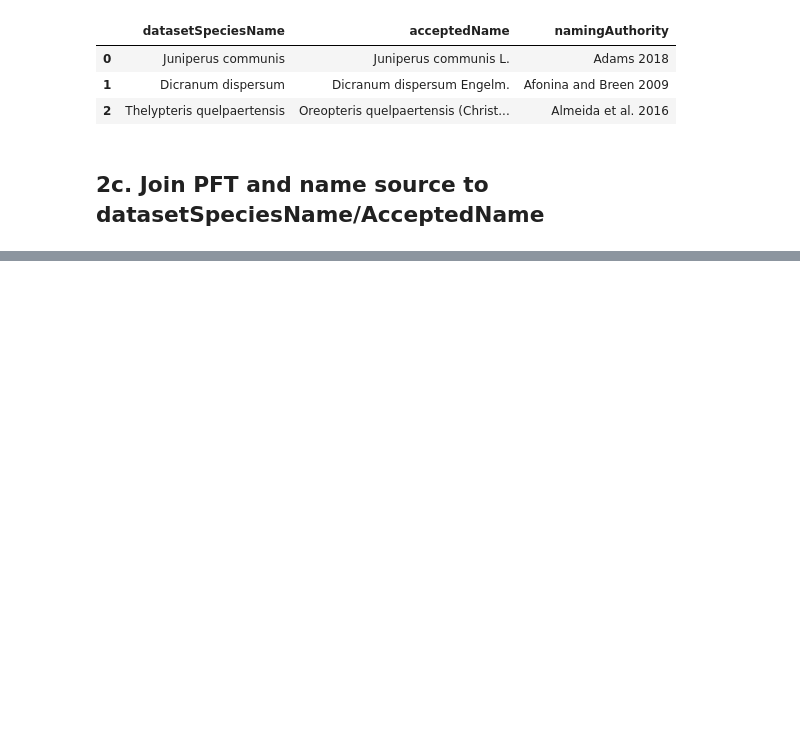
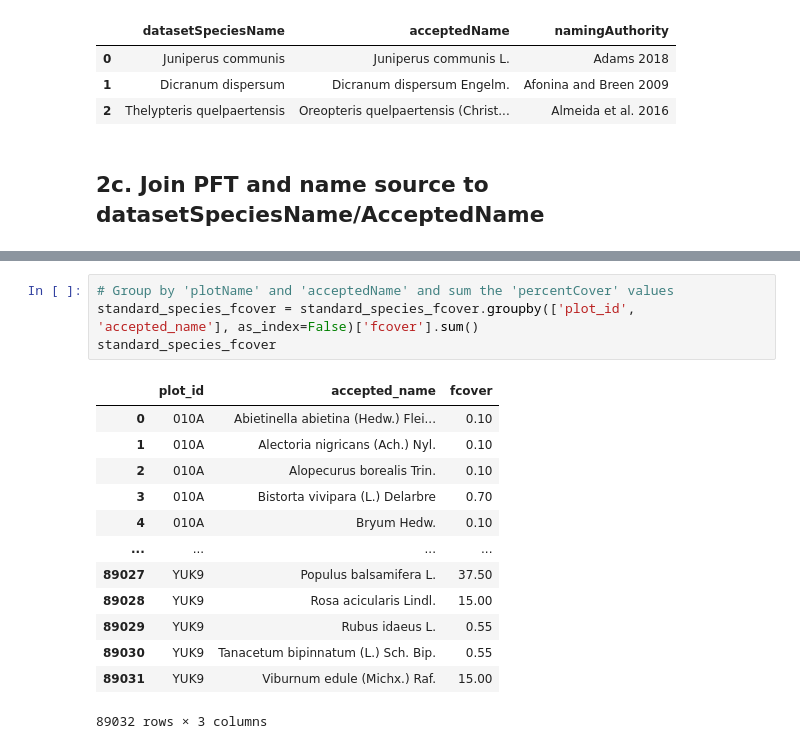
Before and after one commit to climatemodeling/alaska_pft_fcover_harmonization, a Jupyter notebook: harmonization.ipynb, the cells around one changed output, grey strips where cells are left out. Saved outputs shown, nothing was run; the diff lists cells and outputs as text; blank space fills up the shorter version.

```diff
--- a/harmonization.ipynb
+++ b/harmonization.ipynb
@@ -207,0 +263,18 @@ species_pft_checklist.head(3)
+# %%
+# Group by 'plotName' and 'acceptedName' and sum the 'percentCover' values
+standard_species_fcover = standard_species_fcover.groupby(['plot_id', 'accepted_name'], as_index=False)['fcover'].sum()
+standard_species_fcover
+# %% [output]
+|  | plot_id | accepted_name | fcover |
+| 0 | 010A | Abietinella abietina (Hedw.) Flei... | 0.10 |
+| 1 | 010A | Alectoria nigricans (Ach.) Nyl. | 0.10 |
+| 2 | 010A | Alopecurus borealis Trin. | 0.10 |
+| 3 | 010A | Bistorta vivipara (L.) Delarbre | 0.70 |
+| 4 | 010A | Bryum Hedw. | 0.10 |
+| ... | ... | ... | ... |
+| 89027 | YUK9 | Populus balsamifera L. | 37.50 |
+| 89028 | YUK9 | Rosa acicularis Lindl. | 15.00 |
+| 89029 | YUK9 | Rubus idaeus L. | 0.55 |
+| 89030 | YUK9 | Tanacetum bipinnatum (L.) Sch. Bip. | 0.55 |
+| 89031 | YUK9 | Viburnum edule (Michx.) Raf. | 15.00 |
+89032 rows × 3 columns
```
Also changed, not shown: parts of 23 cells of this notebook, 8 other files.
